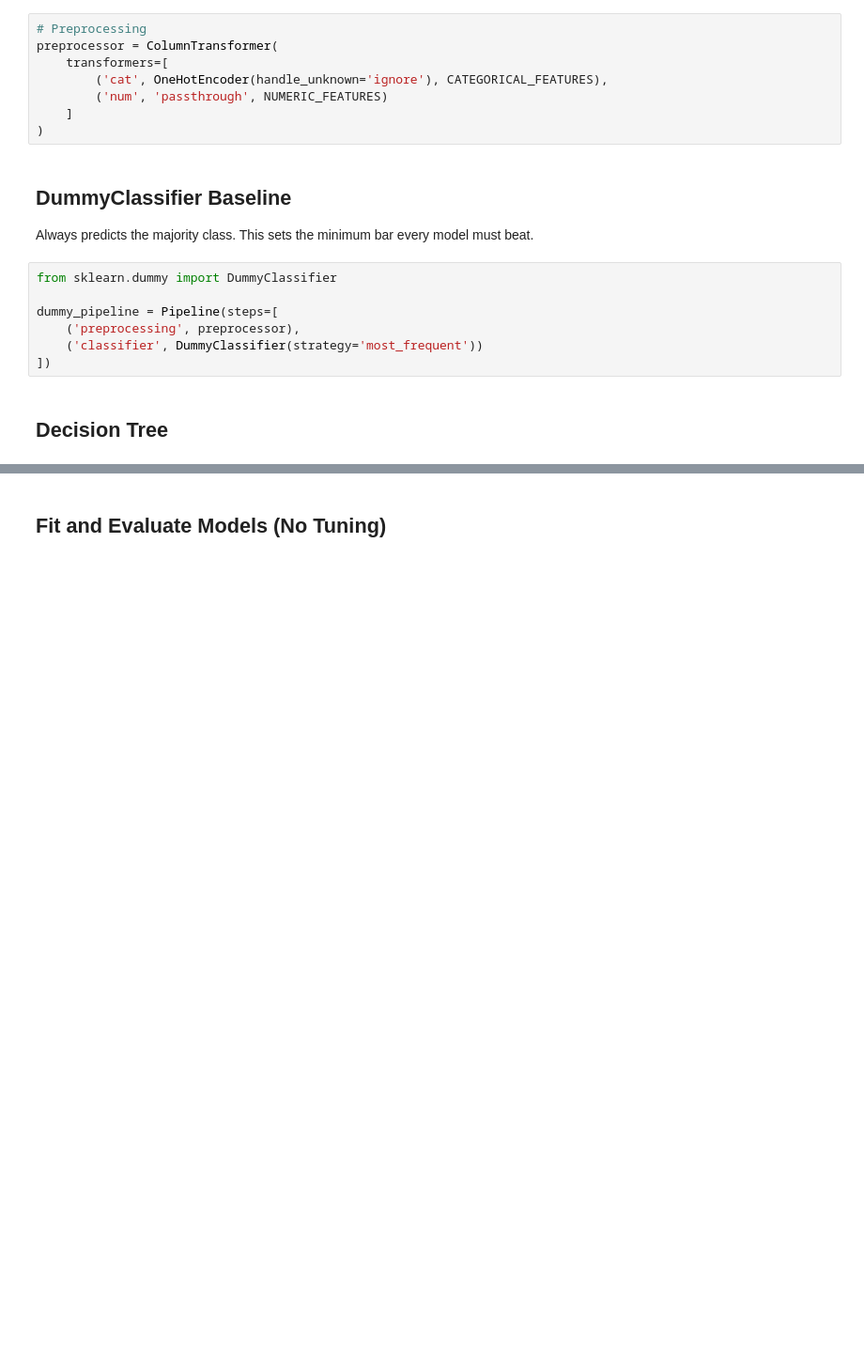
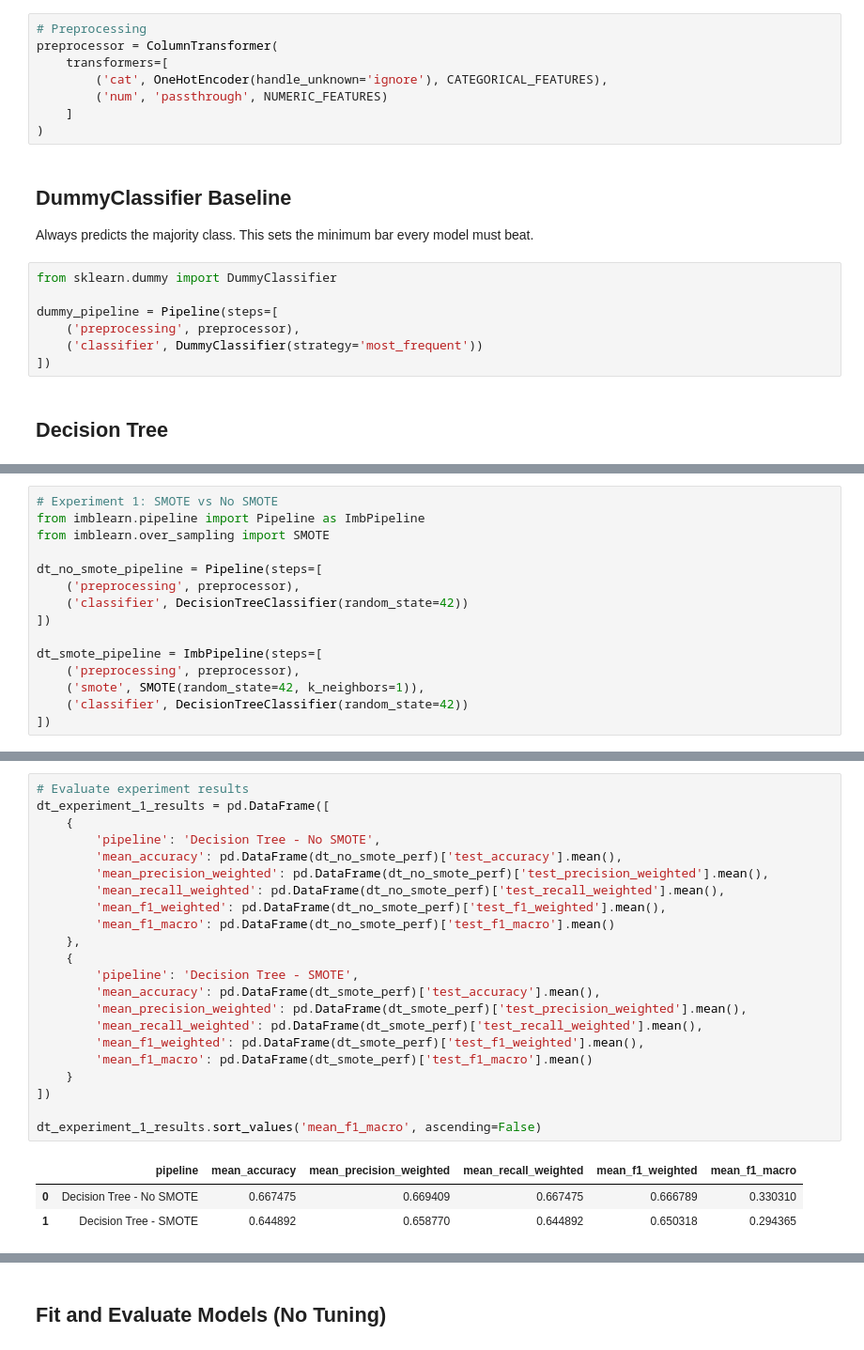
Before and after one commit to ncsalam/Animal-Health-Incidents-ML-, a Jupyter notebook: CSC522_Final_Project.ipynb, the cells around one changed output, grey strips where cells are left out. Shown at 94% size. Cells and saved outputs as stored; diff of their text form; blank space fills up the shorter version.

```diff
--- a/CSC522_Final_Project.ipynb
+++ b/CSC522_Final_Project.ipynb
@@ -637,0 +640,15 @@ dt_pipeline = Pipeline(steps=[
+# %%
+# Experiment 1: SMOTE vs No SMOTE
+from imblearn.pipeline import Pipeline as ImbPipeline
+from imblearn.over_sampling import SMOTE
+
+dt_no_smote_pipeline = Pipeline(steps=[
+    ('preprocessing', preprocessor),
+    ('classifier', DecisionTreeClassifier(random_state=42))
+])
+
+dt_smote_pipeline = ImbPipeline(steps=[
+    ('preprocessing', preprocessor),
+    ('smote', SMOTE(random_state=42, k_neighbors=1)),
+    ('classifier', DecisionTreeClassifier(random_state=42))
+])
@@ -637,0 +691,26 @@ dt_pipeline = Pipeline(steps=[
+# %%
+# Evaluate experiment results
+dt_experiment_1_results = pd.DataFrame([
+    {
+        'pipeline': 'Decision Tree - No SMOTE',
+        'mean_accuracy': pd.DataFrame(dt_no_smote_perf)['test_accuracy'].mean(),
+        'mean_precision_weighted': pd.DataFrame(dt_no_smote_perf)['test_precision_weighted'].mean(),
+        'mean_recall_weighted': pd.DataFrame(dt_no_smote_perf)['test_recall_weighted'].mean(),
+        'mean_f1_weighted': pd.DataFrame(dt_no_smote_perf)['test_f1_weighted'].mean(),
+        'mean_f1_macro': pd.DataFrame(dt_no_smote_perf)['test_f1_macro'].mean()
+    },
+    {
+        'pipeline': 'Decision Tree - SMOTE',
+        'mean_accuracy': pd.DataFrame(dt_smote_perf)['test_accuracy'].mean(),
+        'mean_precision_weighted': pd.DataFrame(dt_smote_perf)['test_precision_weighted'].mean(),
+        'mean_recall_weighted': pd.DataFrame(dt_smote_perf)['test_recall_weighted'].mean(),
+        'mean_f1_weighted': pd.DataFrame(dt_smote_perf)['test_f1_weighted'].mean(),
+        'mean_f1_macro': pd.DataFrame(dt_smote_perf)['test_f1_macro'].mean()
+    }
+])
+
+dt_experiment_1_results.sort_values('mean_f1_macro', ascending=False)
+# %% [output]
+|  | pipeline | mean_accuracy | mean_precision_weighted | mean_recall_weighted | mean_f1_weighted | mean_f1_macro |
+| 0 | Decision Tree - No SMOTE | 0.667475 | 0.669409 | 0.667475 | 0.666789 | 0.330310 |
+| 1 | Decision Tree - SMOTE | 0.644892 | 0.658770 | 0.644892 | 0.650318 | 0.294365 |
```
Also changed, not shown: parts of 19 cells of this notebook.
